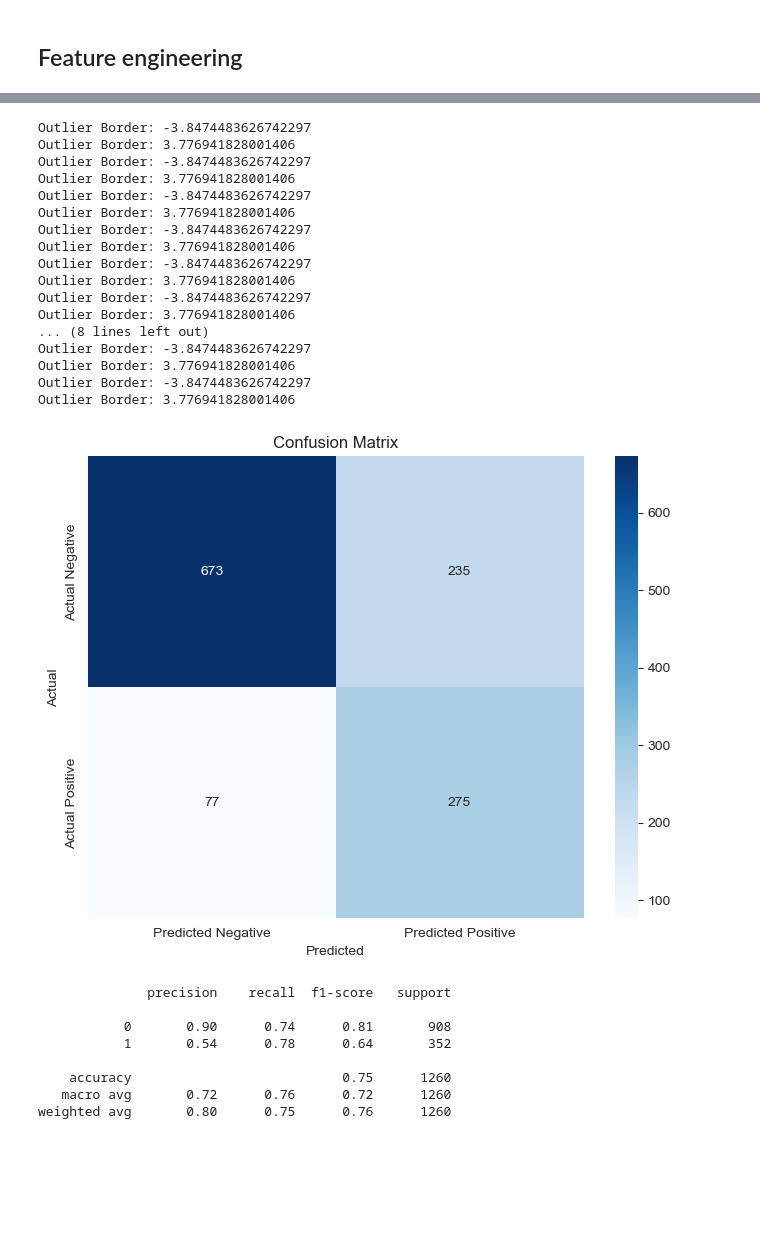
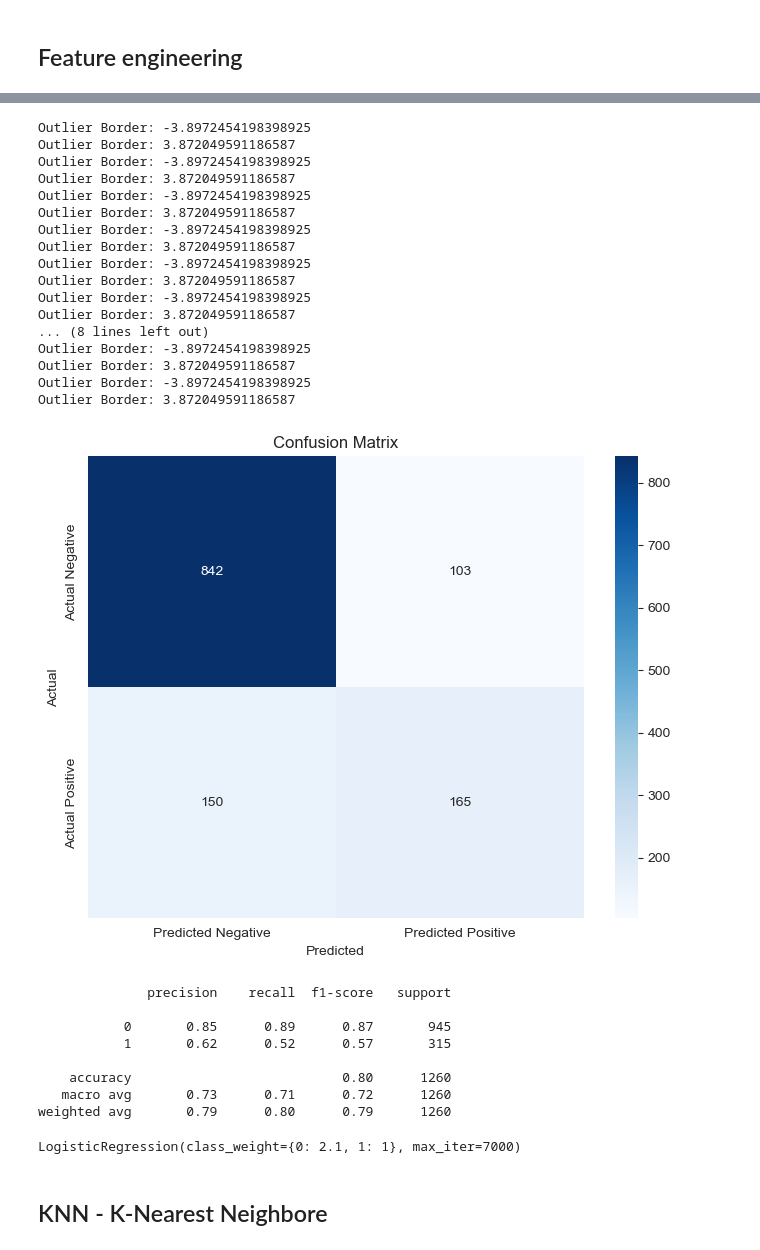
Before and after one commit to NikolozKordzakhia/Myauto, a Jupyter notebook: Mid-Term.ipynb, the cells around one changed output, grey strips where cells are left out. Saved outputs shown, nothing was run; the diff lists cells and outputs as text; code cells hidden in the pictures; blank space fills up the shorter version.

```diff
--- a/Mid-Term.ipynb
+++ b/Mid-Term.ipynb
@@ -828,5 +870,11 @@ weighted avg       0.80      0.75      0.77      1260
 scaled_data_over['internet_with_backup'] = scaled_data_over['has_internet_service'] * scaled_data_over['has_online_backup']
 scaled_data_over['internet_and_tv_streaming'] = scaled_data_over['has_tv_streaming'] * scaled_data_over['has_internet_service']
 scaled_data_over['total_services'] = scaled_data_over[['has_movie_streaming', 'has_device_protection', 'has_online_backup', 'has_web_security', 'has_tech_help']].sum(axis=1)
+scaled_data_over['avg_monthly_cost_per_service'] = np.where(scaled_data_over['total_services'] != 0,
+                                                  scaled_data_over['monthly_cost'] / scaled_data_over['total_services'],
+                                                  0)
+scaled_data_over['avg_monthly_cost_per_service'] = scaled_data_over['avg_monthly_cost_per_service'].replace([np.inf, -np.inf], 0)
+
+scaled_data_over['family_size'] = scaled_data_over['has_dependents'].apply(lambda x: 1 if x else 0)
 # %%
 corr = scaled_data_over.corr()
@@ -838,29 +886,33 @@ sns.heatmap(corr, annot=True)
 # %%
-handle_test(scaled_data_over.drop('churn', axis=1).values, X_test, scaled_data_over.loc[:, 'churn'].values, y_test, feature_engineer = 'Yes')
+class_weight = {0: 2, 1: 1}
+handle_test(scaled_data_over.drop('churn', axis=1).values, X_test, scaled_data_over.loc[:, 'churn'].values, y_test, feature_engineer = 'Yes', class_weight=class_weight)
 # %% [output]
-Outlier Border: -3.8474483626742297
-Outlier Border: 3.776941828001406
-Outlier Border: -3.8474483626742297
-Outlier Border: 3.776941828001406
-Outlier Border: -3.8474483626742297
-Outlier Border: 3.776941828001406
-Outlier Border: -3.8474483626742297
-Outlier Border: 3.776941828001406
-Outlier Border: -3.8474483626742297
-Outlier Border: 3.776941828001406
-Outlier Border: -3.8474483626742297
-Outlier Border: 3.776941828001406
+Outlier Border: -3.8972454198398925
+Outlier Border: 3.872049591186587
+Outlier Border: -3.8972454198398925
+Outlier Border: 3.872049591186587
+Outlier Border: -3.8972454198398925
+Outlier Border: 3.872049591186587
+Outlier Border: -3.8972454198398925
+Outlier Border: 3.872049591186587
+Outlier Border: -3.8972454198398925
+Outlier Border: 3.872049591186587
+Outlier Border: -3.8972454198398925
+Outlier Border: 3.872049591186587
 ... (8 lines left out)
-Outlier Border: -3.8474483626742297
-Outlier Border: 3.776941828001406
-Outlier Border: -3.8474483626742297
-Outlier Border: 3.776941828001406
+Outlier Border: -3.8972454198398925
+Outlier Border: 3.872049591186587
+Outlier Border: -3.8972454198398925
+Outlier Border: 3.872049591186587
-[figure, old version]
+[figure, new version]
               precision    recall  f1-score   support
 
-           0       0.90      0.74      0.81       908
-           1       0.54      0.78      0.64       352
+           0       0.85      0.89      0.87       945
+           1       0.62      0.52      0.57       315
 
-    accuracy                           0.75      1260
-   macro avg       0.72      0.76      0.72      1260
-weighted avg       0.80      0.75      0.76      1260
+    accuracy                           0.80      1260
+   macro avg       0.73      0.71      0.72      1260
+weighted avg       0.79      0.80      0.79      1260
+LogisticRegression(class_weight={0: 2.1, 1: 1}, max_iter=7000)
+# %% [markdown]
+## KNN - K-Nearest Neighbore
```
Also changed, not shown: parts of 25 cells of this notebook.
